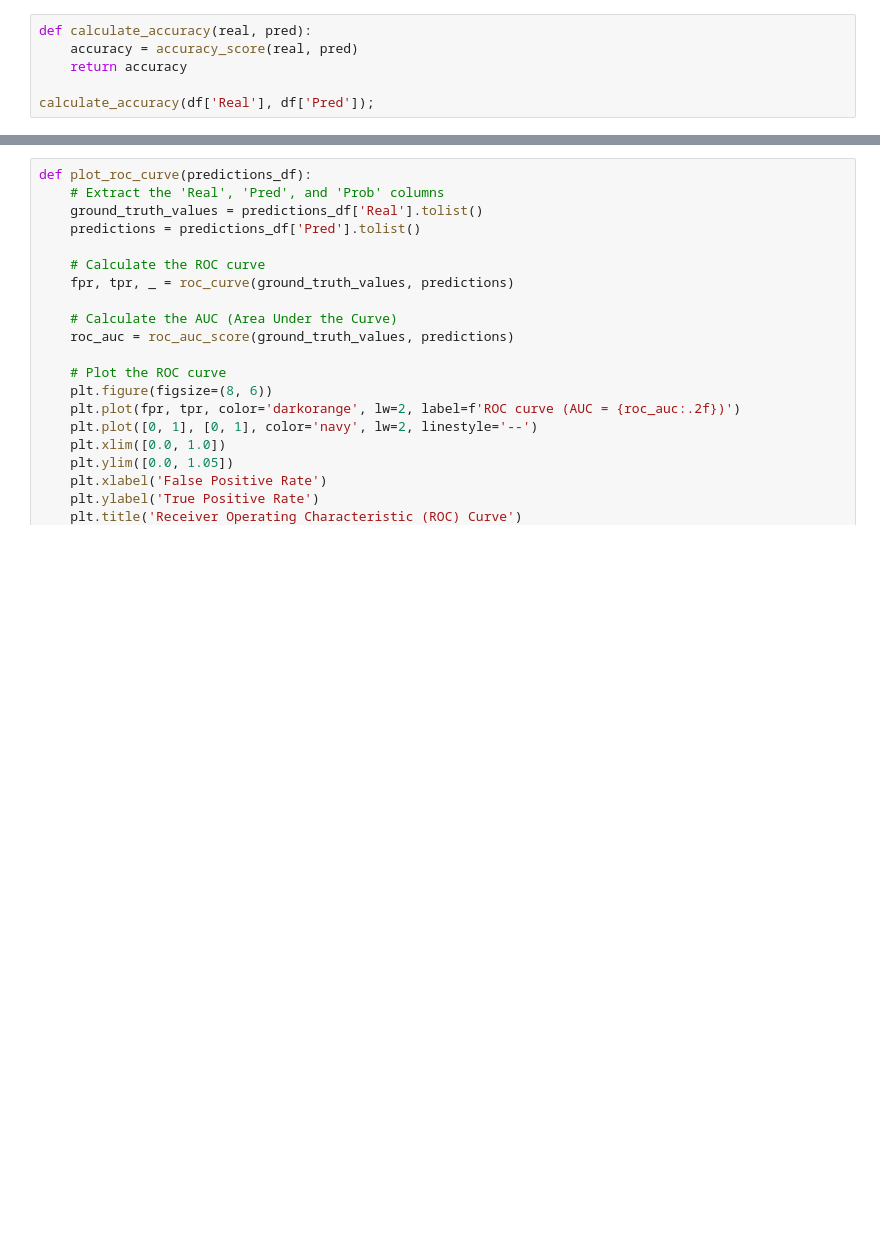
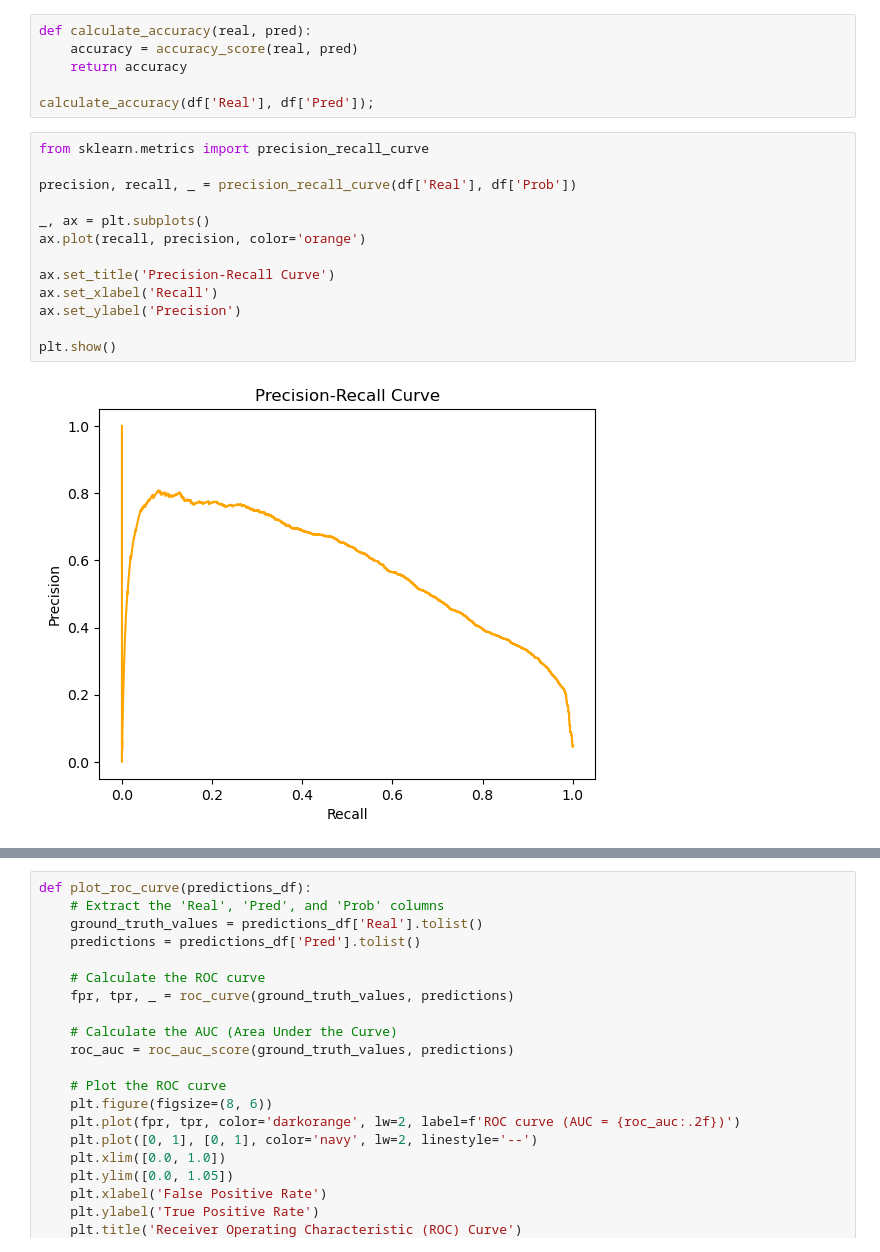
Before and after one commit to geakos01/friend_recommender, a Jupyter notebook: UsedNotebook.ipynb, the cells around one changed output, grey strips where cells are left out. Cells and saved outputs as stored; diff of their text form; blank space fills up the shorter version.

```diff
--- a/UsedNotebook.ipynb
+++ b/UsedNotebook.ipynb
@@ -364,3 +366,18 @@ def calculate_accuracy(real, pred):
     return accuracy
 
 calculate_accuracy(df['Real'], df['Pred']);
+# %%
+from sklearn.metrics import precision_recall_curve
+
+precision, recall, _ = precision_recall_curve(df['Real'], df['Prob'])
+
+_, ax = plt.subplots()
+ax.plot(recall, precision, color='orange')
+
+ax.set_title('Precision-Recall Curve')
+ax.set_xlabel('Recall')
+ax.set_ylabel('Precision')
+
+plt.show()
+# %% [output]
+[figure, added]
```
Also changed, not shown: parts of 2 cells of this notebook.
